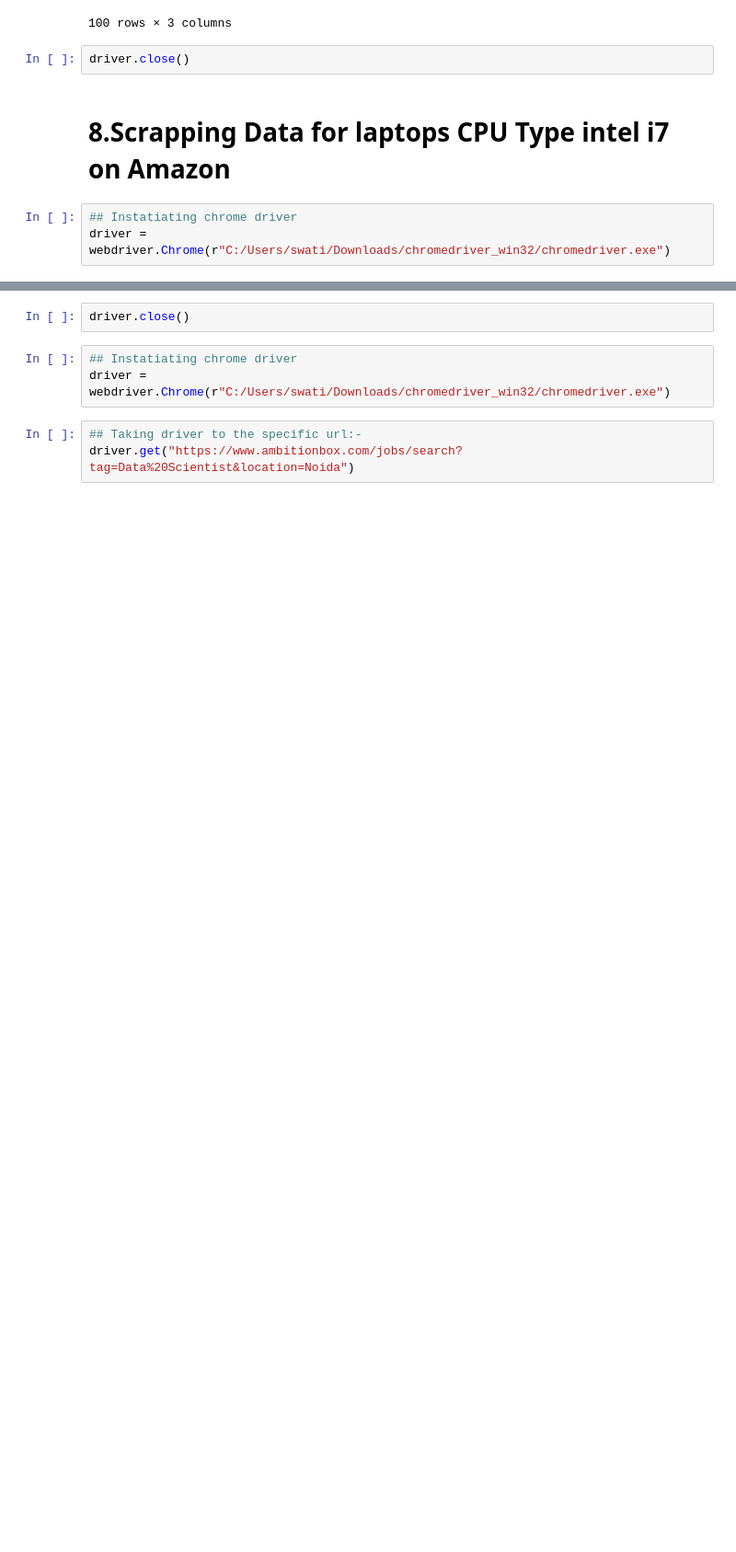
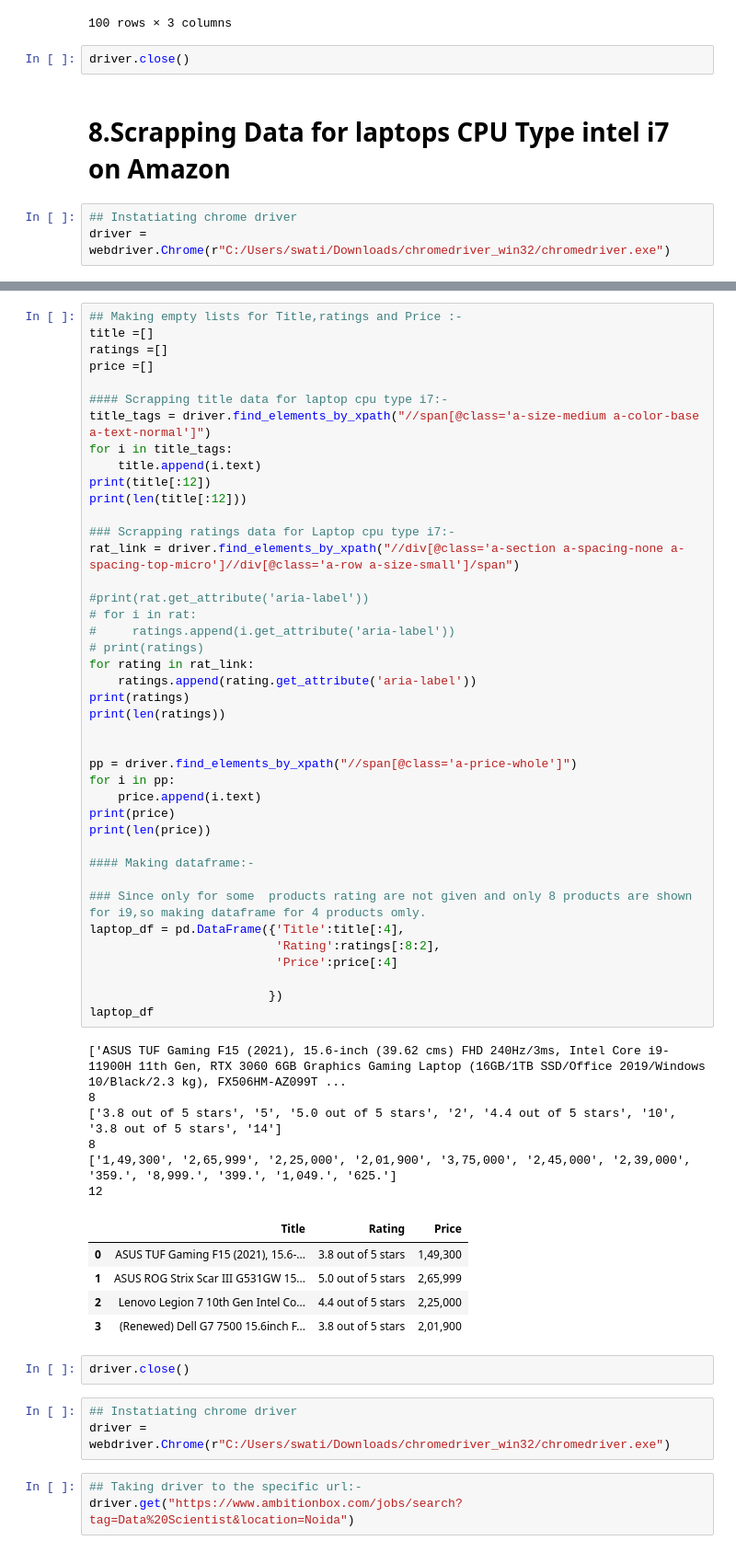
Before and after one commit to swatigithubprofile2021/Internship, a Jupyter notebook: Selenium_Assignment.ipynb, the cells around one changed output, grey strips where cells are left out. Shown: that part at 92% size. Drawn from its saved outputs; the diff is of its cells as text; blank space fills up the shorter version.

```diff
--- a/Selenium_Assignment.ipynb
+++ b/Selenium_Assignment.ipynb
@@ -1547,3 +1585,56 @@ None
+# %%
+## Making empty lists for Title,ratings and Price :-
+title =[]
+ratings =[]
+price =[]
+
+#### Scrapping title data for laptop cpu type i7:-
+title_tags = driver.find_elements_by_xpath("//span[@class='a-size-medium a-color-base a-text-normal']")
+for i in title_tags:
+    title.append(i.text)
+print(title[:12])
+print(len(title[:12]))
+
+### Scrapping ratings data for Laptop cpu type i7:-
+rat_link = driver.find_elements_by_xpath("//div[@class='a-section a-spacing-none a-spacing-top-micro']//div[@class='a-row a-size-small']/span")
+
+#print(rat.get_attribute('aria-label'))
+# for i in rat:
+#     ratings.append(i.get_attribute('aria-label'))
+# print(ratings)
+for rating in rat_link:
+    ratings.append(rating.get_attribute('aria-label'))
+print(ratings)
+print(len(ratings))
+
+
+pp = driver.find_elements_by_xpath("//span[@class='a-price-whole']")
+for i in pp:
+    price.append(i.text)
+print(price)
+print(len(price))
+
+#### Making dataframe:-
+
+### Since only for some  products rating are not given and only 8 products are shown for i9,so making dataframe for 4 products omly.
+laptop_df = pd.DataFrame({'Title':title[:4],
+                          'Rating':ratings[:8:2],
+                          'Price':price[:4]
+
+                         })
+laptop_df
+# %% [output]
+['ASUS TUF Gaming F15 (2021), 15.6-inch (39.62 cms) FHD 240Hz/3ms, Intel Core i9-11900H 11th Gen, RTX 3060 6GB Graphics Gaming Laptop (16GB/1TB SSD/Office 2019/Windows 10/Black/2.3 kg), FX506HM-AZ099T ...
+8
+['3.8 out of 5 stars', '5', '5.0 out of 5 stars', '2', '4.4 out of 5 stars', '10', '3.8 out of 5 stars', '14']
+8
+['1,49,300', '2,65,999', '2,25,000', '2,01,900', '3,75,000', '2,45,000', '2,39,000', '359.', '8,999.', '399.', '1,049.', '625.']
+12
+|  | Title | Rating | Price |
+| 0 | ASUS TUF Gaming F15 (2021), 15.6-... | 3.8 out of 5 stars | 1,49,300 |
+| 1 | ASUS ROG Strix Scar III G531GW 15... | 5.0 out of 5 stars | 2,65,999 |
+| 2 | Lenovo Legion 7 10th Gen Intel Co... | 4.4 out of 5 stars | 2,25,000 |
+| 3 | (Renewed) Dell G7 7500 15.6inch F... | 3.8 out of 5 stars | 2,01,900 |
 # %%
 driver.close()
 # %%
```
Also changed, not shown: parts of 7 cells of this notebook.
